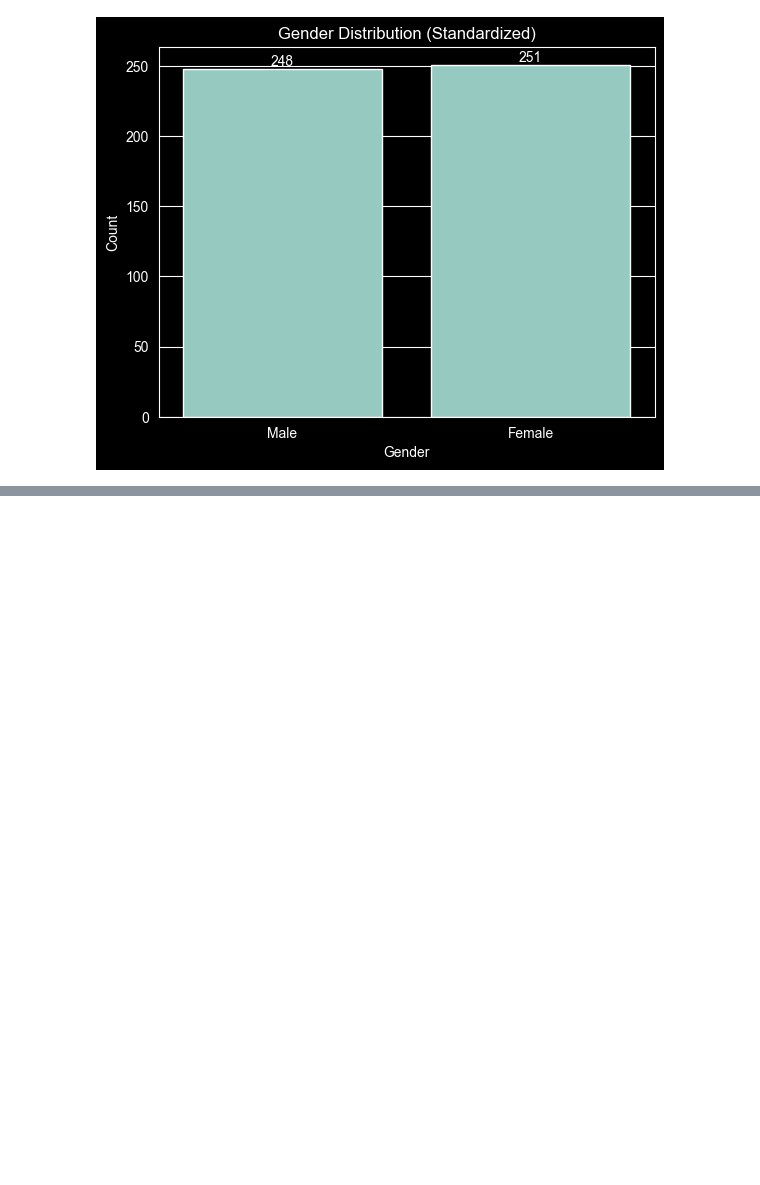
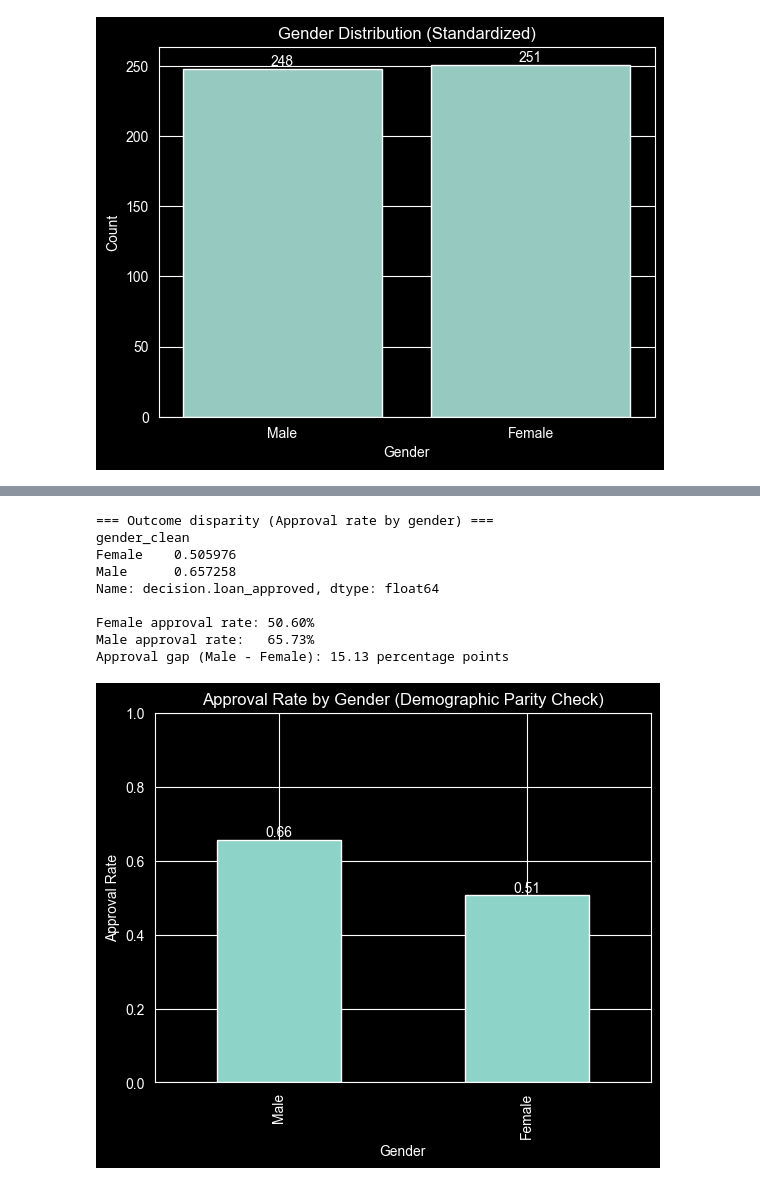
Before and after one commit to korbidietl/dego_gp_txc1, a Jupyter notebook: notebooks/03-privacy-demo.ipynb, the cells around one changed output, grey strips where cells are left out. Saved outputs shown, nothing was run; the diff lists cells and outputs as text; code cells hidden in the pictures; blank space fills up the shorter version.

```diff
--- a/notebooks/03-privacy-demo.ipynb
+++ b/notebooks/03-privacy-demo.ipynb
@@ -278,0 +426,41 @@ plt.show()
+# %%
+approval_rates = df.groupby("gender_clean")["decision.loan_approved"].mean()
+
+female_rate = approval_rates.loc["Female"]
+male_rate   = approval_rates.loc["Male"]
+
+gap_pp = (male_rate - female_rate) * 100
+
+print("=== Outcome disparity (Approval rate by gender) ===")
+print(approval_rates)
+
+print("\nFemale approval rate: {:.2f}%".format(female_rate * 100))
+print("Male approval rate:   {:.2f}%".format(male_rate * 100))
+print("Approval gap (Male - Female): {:.2f} percentage points".format(gap_pp))
+
+# Plot
+ax = approval_rates.reindex(["Male", "Female"]).plot(kind="bar")
+
+plt.title("Approval Rate by Gender (Demographic Parity Check)")
+plt.xlabel("Gender")
+plt.ylabel("Approval Rate")
+plt.ylim(0,1)
+
+for p in ax.patches:
+    ax.annotate(f"{p.get_height():.2f}",
+                (p.get_x() + p.get_width()/2, p.get_height()),
+                ha="center",
+                va="bottom")
+
+plt.show()
+# %% [output]
+=== Outcome disparity (Approval rate by gender) ===
+gender_clean
+Female    0.505976
+Male      0.657258
+Name: decision.loan_approved, dtype: float64
+
+Female approval rate: 50.60%
+Male approval rate:   65.73%
+Approval gap (Male - Female): 15.13 percentage points
+[figure, added]
```
Also changed, not shown: parts of 17 cells of this notebook.
